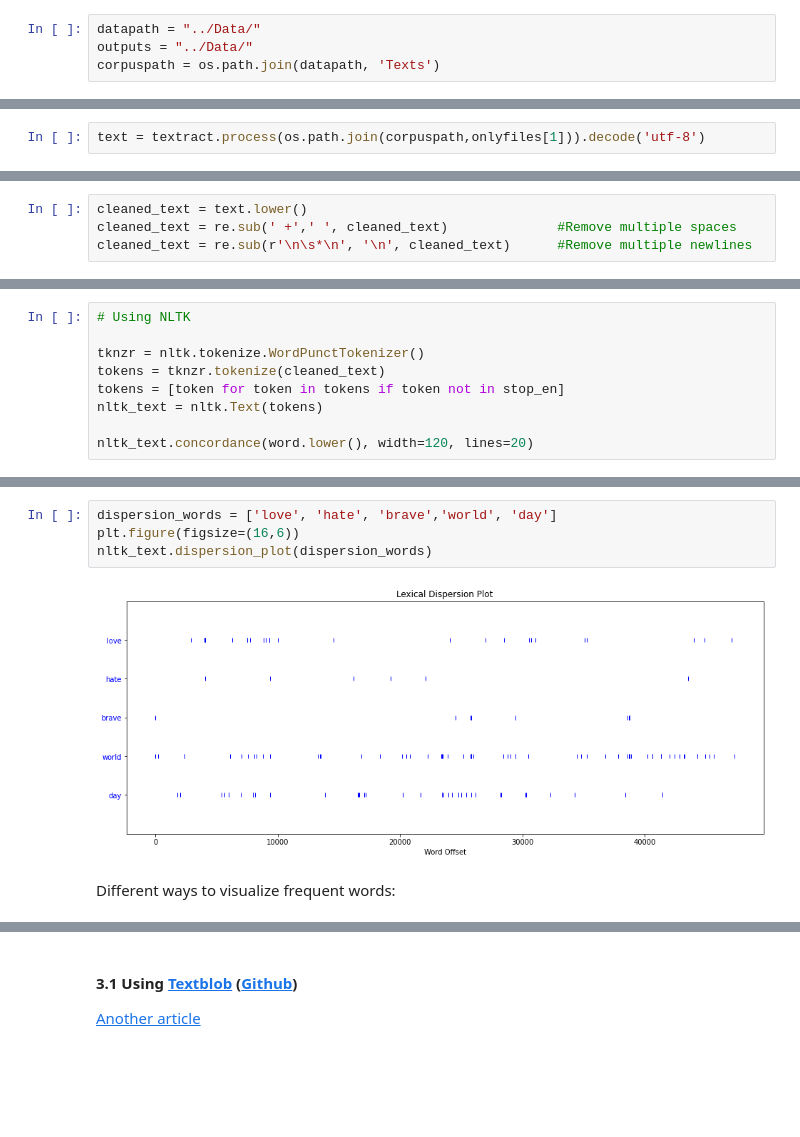
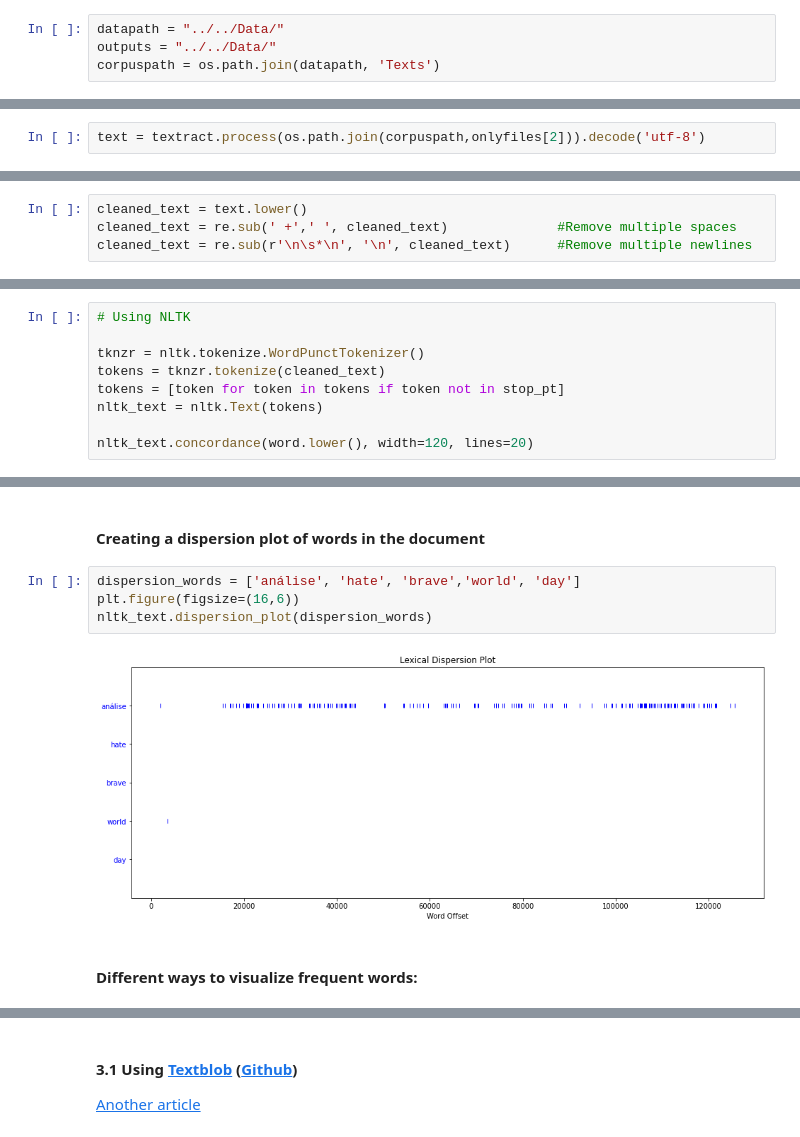
Before and after one commit to rsouza/Python_Course, a Jupyter notebook: Notebooks/Python_Tasks/18_Textual_Analysis.ipynb, the cells around one changed output, grey strips where cells are left out. Saved outputs shown, nothing was run; the diff lists cells and outputs as text; blank space fills up the shorter version.

```diff
--- a/Notebooks/Python_Tasks/18_Textual_Analysis.ipynb
+++ b/Notebooks/Python_Tasks/18_Textual_Analysis.ipynb
@@ -52,7 +58,7 @@ from IPython.core.display import Image
 # %% [markdown]
 Specifying the path to the files
 # %%
-datapath = "../Data/"
-outputs = "../Data/"
+datapath = "../../Data/"
+outputs = "../../Data/"
 corpuspath = os.path.join(datapath, 'Texts')
 # %% [markdown]
@@ -276,7 +298,7 @@ Files in the folder:
 5 -- RobertFrost_Poetry.pdf
 6 -- abcnews-date-text.csv
 # %%
-text = textract.process(os.path.join(corpuspath,onlyfiles[1])).decode('utf-8')
+text = textract.process(os.path.join(corpuspath,onlyfiles[2])).decode('utf-8')
 # %%
 text[0:100]
 # %% [output]
@@ -411,7 +397,7 @@ rything. all your life.”
 
 tknzr = nltk.tokenize.WordPunctTokenizer()
 tokens = tknzr.tokenize(cleaned_text)
-tokens = [token for token in tokens if token not in stop_en]
+tokens = [token for token in tokens if token not in stop_pt]
 nltk_text = nltk.Text(tokens)
 
 nltk_text.concordance(word.lower(), width=120, lines=20)
@@ -585,11 +588,13 @@ xgrams_counter.most_common(20)
+# %% [markdown]
+#### Creating a dispersion plot of words in the document
 # %%
-dispersion_words = ['love', 'hate', 'brave','world', 'day']
+dispersion_words = ['análise', 'hate', 'brave','world', 'day']
 plt.figure(figsize=(16,6))
 nltk_text.dispersion_plot(dispersion_words)
 # %% [output]
-[figure, old version]
+[figure, new version]
 # %% [markdown]
-Different ways to visualize frequent words:
+#### Different ways to visualize frequent words:
 # %%
 freqdist.most_common(100)
 # %% [output]
```
Also changed, not shown: parts of 142 cells of this notebook, 1 other file.
